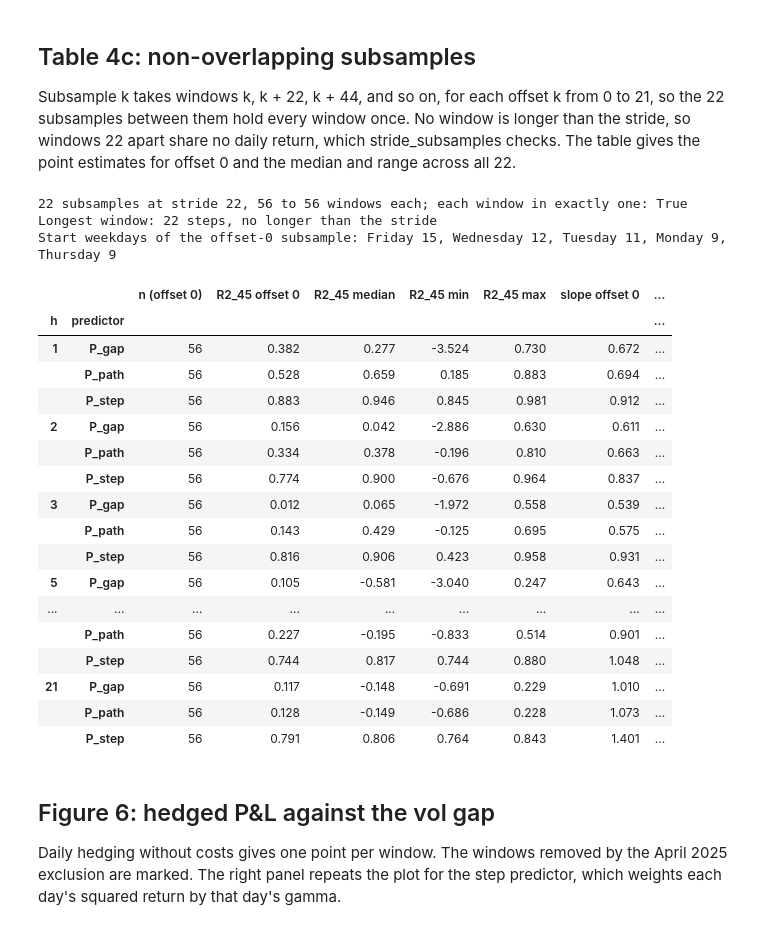
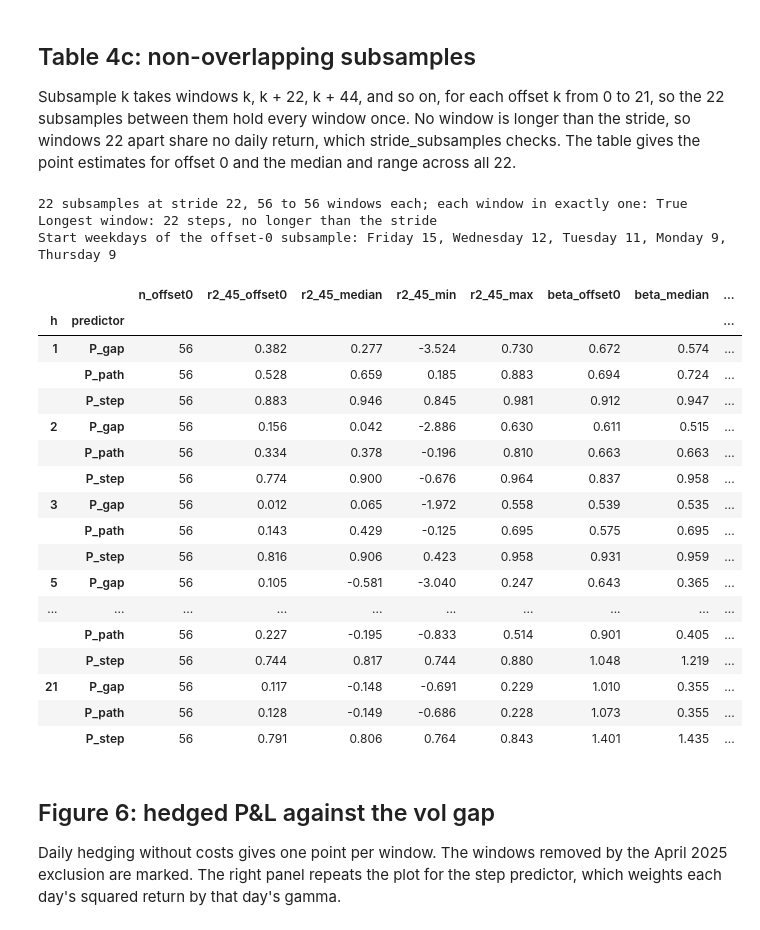
Before and after one commit to yogi-agarwal/vol-surface-delta-hedging, a Jupyter notebook: notebooks/analysis.ipynb, the cells around one changed output. Saved outputs shown, nothing was run; the diff lists cells and outputs as text; code cells hidden in the pictures.

```diff
--- a/notebooks/analysis.ipynb
+++ b/notebooks/analysis.ipynb
@@ -194,53 +194,40 @@ Subsample k takes windows k, k + 22, k + 44, and so on, for each offset k from 0
 # %%
 subsamples = hg.stride_subsamples(win.starts, win.ends, STRIDE)  # raises if any two windows share a return
 sizes = [sub.size for sub in subsamples]
 covers_all = np.array_equal(np.sort(np.concatenate(subsamples)), np.arange(win.starts.size))
 print(f"{len(subsamples)} subsamples at stride {STRIDE}, {min(sizes)} to {max(sizes)} windows each; "
       f"each window in exactly one: {covers_all}")
 print(f"Longest window: {steps.max()} steps, no longer than the stride")
 weekday_0 = pd.Series(start_dates[subsamples[0]].day_name()).value_counts()
 print("Start weekdays of the offset-0 subsample: " + ", ".join(f"{d} {n}" for d, n in weekday_0.items()))
-rows = []
-for h in H_VALUES:
-    res = results[(h, 0)]
-    per_offset = pd.concat(
-        {k: hg.r2_ladder(res.pnl[sub], predictors(res, sub)) for k, sub in enumerate(subsamples)},
-        names=["offset", "predictor"],
-    )
-    for name in PREDICTORS:
-        x = per_offset.xs(name, level="predictor")
-        row = {"h": h, "predictor": name, "n (offset 0)": int(x.loc[0, "n"])}
-        for stat, label in (("r2_45", "R2_45"), ("beta", "slope")):
-            row[f"{label} offset 0"] = x.loc[0, stat]
-            row[f"{label} median"] = x[stat].median()
-            row[f"{label} min"] = x[stat].min()
-            row[f"{label} max"] = x[stat].max()
-        rows.append(row)
-table_4c = pd.DataFrame(rows).set_index(["h", "predictor"])
+table_4c = pd.concat(
+    {h: hg.stride_ladder(results[(h, 0)].pnl, predictors(results[(h, 0)]), subsamples) for h in H_VALUES},
+    names=["h", "predictor"],
+)
 with pd.option_context("display.max_rows", 100, "display.float_format", "{:.3f}".format):
     display(table_4c)
 # %% [output]
 22 subsamples at stride 22, 56 to 56 windows each; each window in exactly one: True
 Longest window: 22 steps, no longer than the stride
 Start weekdays of the offset-0 subsample: Friday 15, Wednesday 12, Tuesday 11, Monday 9, Thursday 9
-|  |  | n (offset 0) | R2_45 offset 0 | R2_45 median | R2_45 min | R2_45 max | slope offset 0 | ... |
-| h | predictor |  |  |  |  |  |  | ... |
-| 1 | P_gap | 56 | 0.382 | 0.277 | -3.524 | 0.730 | 0.672 | ... |
-|  | P_path | 56 | 0.528 | 0.659 | 0.185 | 0.883 | 0.694 | ... |
-|  | P_step | 56 | 0.883 | 0.946 | 0.845 | 0.981 | 0.912 | ... |
-| 2 | P_gap | 56 | 0.156 | 0.042 | -2.886 | 0.630 | 0.611 | ... |
-|  | P_path | 56 | 0.334 | 0.378 | -0.196 | 0.810 | 0.663 | ... |
-|  | P_step | 56 | 0.774 | 0.900 | -0.676 | 0.964 | 0.837 | ... |
-| 3 | P_gap | 56 | 0.012 | 0.065 | -1.972 | 0.558 | 0.539 | ... |
-|  | P_path | 56 | 0.143 | 0.429 | -0.125 | 0.695 | 0.575 | ... |
-|  | P_step | 56 | 0.816 | 0.906 | 0.423 | 0.958 | 0.931 | ... |
-| 5 | P_gap | 56 | 0.105 | -0.581 | -3.040 | 0.247 | 0.643 | ... |
-| ... | ... | ... | ... | ... | ... | ... | ... | ... |
-|  | P_path | 56 | 0.227 | -0.195 | -0.833 | 0.514 | 0.901 | ... |
-|  | P_step | 56 | 0.744 | 0.817 | 0.744 | 0.880 | 1.048 | ... |
-| 21 | P_gap | 56 | 0.117 | -0.148 | -0.691 | 0.229 | 1.010 | ... |
-|  | P_path | 56 | 0.128 | -0.149 | -0.686 | 0.228 | 1.073 | ... |
-|  | P_step | 56 | 0.791 | 0.806 | 0.764 | 0.843 | 1.401 | ... |
+|  |  | n_offset0 | r2_45_offset0 | r2_45_median | r2_45_min | r2_45_max | beta_offset0 | beta_median | ... |
+| h | predictor |  |  |  |  |  |  |  | ... |
+| 1 | P_gap | 56 | 0.382 | 0.277 | -3.524 | 0.730 | 0.672 | 0.574 | ... |
+|  | P_path | 56 | 0.528 | 0.659 | 0.185 | 0.883 | 0.694 | 0.724 | ... |
+|  | P_step | 56 | 0.883 | 0.946 | 0.845 | 0.981 | 0.912 | 0.947 | ... |
+| 2 | P_gap | 56 | 0.156 | 0.042 | -2.886 | 0.630 | 0.611 | 0.515 | ... |
+|  | P_path | 56 | 0.334 | 0.378 | -0.196 | 0.810 | 0.663 | 0.663 | ... |
+|  | P_step | 56 | 0.774 | 0.900 | -0.676 | 0.964 | 0.837 | 0.958 | ... |
+| 3 | P_gap | 56 | 0.012 | 0.065 | -1.972 | 0.558 | 0.539 | 0.535 | ... |
+|  | P_path | 56 | 0.143 | 0.429 | -0.125 | 0.695 | 0.575 | 0.695 | ... |
+|  | P_step | 56 | 0.816 | 0.906 | 0.423 | 0.958 | 0.931 | 0.959 | ... |
+| 5 | P_gap | 56 | 0.105 | -0.581 | -3.040 | 0.247 | 0.643 | 0.365 | ... |
+| ... | ... | ... | ... | ... | ... | ... | ... | ... | ... |
+|  | P_path | 56 | 0.227 | -0.195 | -0.833 | 0.514 | 0.901 | 0.405 | ... |
+|  | P_step | 56 | 0.744 | 0.817 | 0.744 | 0.880 | 1.048 | 1.219 | ... |
+| 21 | P_gap | 56 | 0.117 | -0.148 | -0.691 | 0.229 | 1.010 | 0.355 | ... |
+|  | P_path | 56 | 0.128 | -0.149 | -0.686 | 0.228 | 1.073 | 0.355 | ... |
+|  | P_step | 56 | 0.791 | 0.806 | 0.764 | 0.843 | 1.401 | 1.435 | ... |
 # %% [markdown]
 ## Figure 6: hedged P&L against the vol gap
 Daily hedging without costs gives one point per window. The windows removed by the April 2025 exclusion are marked. The right panel repeats the plot for the step predictor, which weights each day's squared return by that day's gamma.
```
Also changed, not shown: parts of 3 cells of this notebook, 2 other files.
